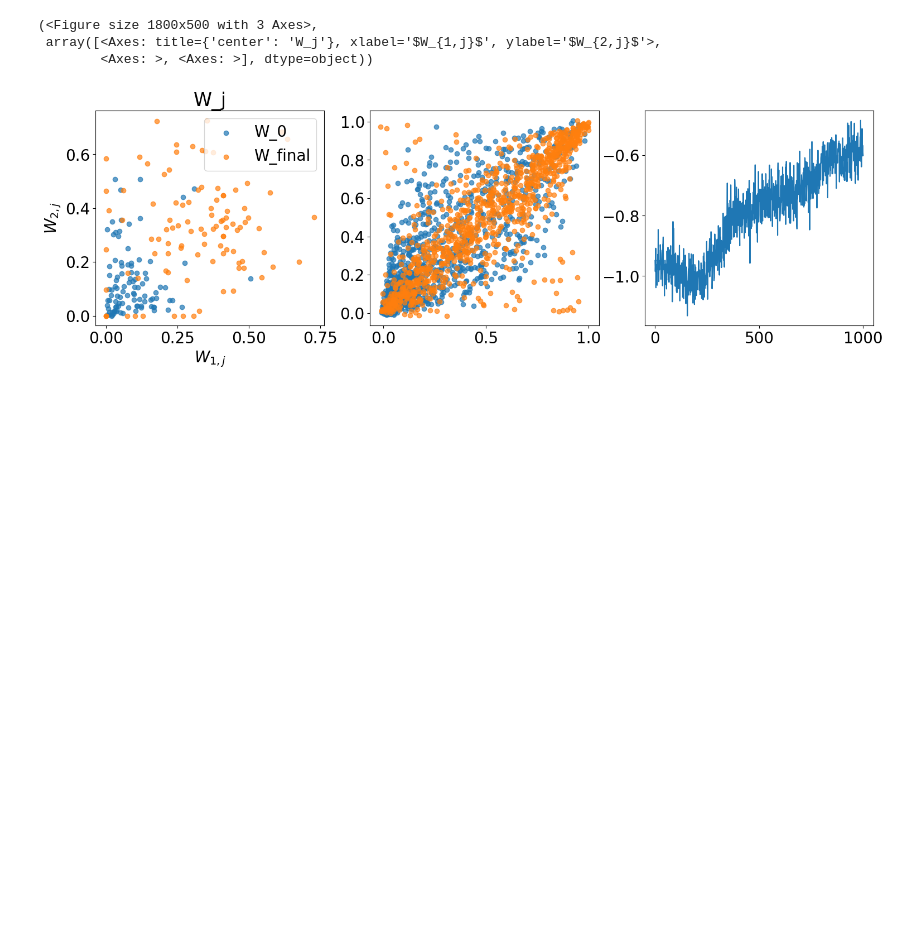
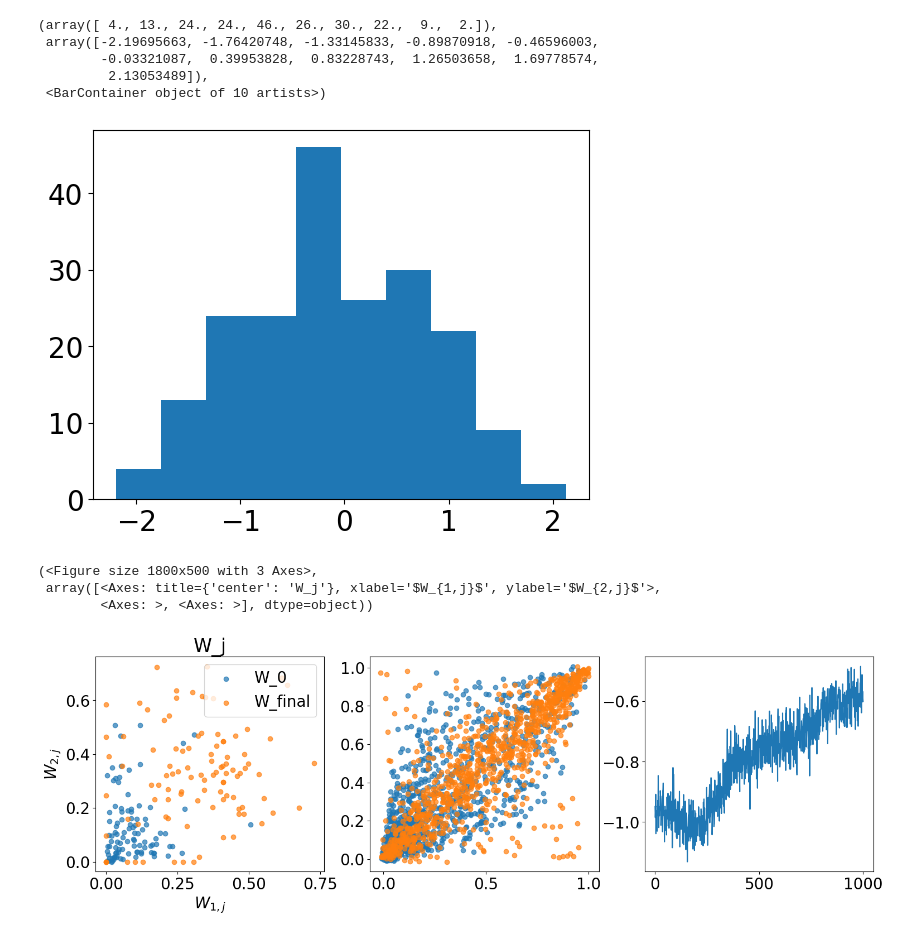
Before and after one commit to juancarlosfdc/noncanonical-olfaction, a Jupyter notebook: model/model.ipynb, the cells around one changed output. Cells and saved outputs as stored; diff of their text form; code cells hidden in the pictures; blank space fills up the shorter version.

```diff
--- a/model/model.ipynb
+++ b/model/model.ipynb
@@ -26,7 +27,7 @@ class HyperParams(NamedTuple):
     N: int = 100 # number of odorants
     n: int = 2 # sparsity of odor vectors--only applies for the Qin et al 2019 odor model
     M: int = 30 # number of odorant receptors
-    Q: int = 300 # number of olfactory receptor neurons
+    O: int = 300 # number of olfactory receptor neurons
     P: int = 1000 # number of samples when we compute MI
     window: int = 32 # this should be set to jnp.round(jnp.sqrt(P) + 0.5).astype(int) but doing this dynamically makes hp not hashable. So change it when you change P!
 
@@ -35,18 +36,27 @@ class HyperParams(NamedTuple):
 
     nonlinearity: str = 'sigmoid_log'
 
+    F_max: float = 25.0
+    n: int = 4
+
 @struct.dataclass
 class Params:
     W: jnp.ndarray
-    K: jnp.ndarray
+    E: jnp.ndarray
+    kappa_inv: jnp.ndarray
+    eta: jnp.ndarray # these are not going to be changed during training, but you can't hash a tuple with jax arrays, so here they shall live.
 # %%
-def init(rng, scale=1, hp=None) -> Params:
+def init(rng, scale=1, hp=None, sigma_kappa_inv=4.0, rho=0) -> Params:
     if hp is None:
         hp = HyperParams()
-    W_key, K_key = jax.random.split(rng)
+    W_key, E_key, z_key, eta_key = jax.random.split(rng, 4)
     W = jnp.clip(scale * jax.random.gamma(W_key, a=1, shape=(hp.M, hp.N)), min=1e-6, max=1-1e-6)
-    K = scale * jax.random.gamma(K_key, a=1, shape=(hp.Q, hp.M))
-    return hp, Params(W, K)
+    E = scale * jax.random.gamma(E_key, a=1, shape=(hp.O, hp.M)) # no idea how to initialize E. should mask this somehow.
+    # kappa_inv = jax.random.lognormal(kappa_inv_key, sigma=sigma_kappa_inv, shape=(hp.M, hp.N)) # see "Olfactory Encoding Model" in Reddy and Zak 2018
+    eta = jax.random.lognormal(eta_key, shape=(hp.M, hp.N))
+    z = jax.random.normal(z_key, shape=(hp.M, hp.N))
+    kappa_inv = jnp.exp(sigma_kappa_inv * (rho * jnp.log(eta) + jnp.sqrt(1 - rho**2) * z))
+    return hp, Params(W, E, kappa_inv, eta)
 # %%
 def draw_c_sparse_log_normal(subkey, hp):
     c = jnp.zeros(hp.N)
@@ -177,3 +204,12 @@ e = compute_entropy(r, hp)
+# %%
+plt.hist(jnp.log(p.eta).flatten())
+# %% [output]
+(array([ 4., 13., 24., 24., 46., 26., 30., 22.,  9.,  2.]),
+ array([-2.19695663, -1.76420748, -1.33145833, -0.89870918, -0.46596003,
+        -0.03321087,  0.39953828,  0.83228743,  1.26503658,  1.69778574,
+         2.13053489]),
+ <BarContainer object of 10 artists>)
+[figure, added]
 # %%
 # for x >= 0: use phi = jnp.exp, psi = jnp.log
 # for x \in [0, 1] use below
```
Also changed, not shown: parts of 7 cells of this notebook.
